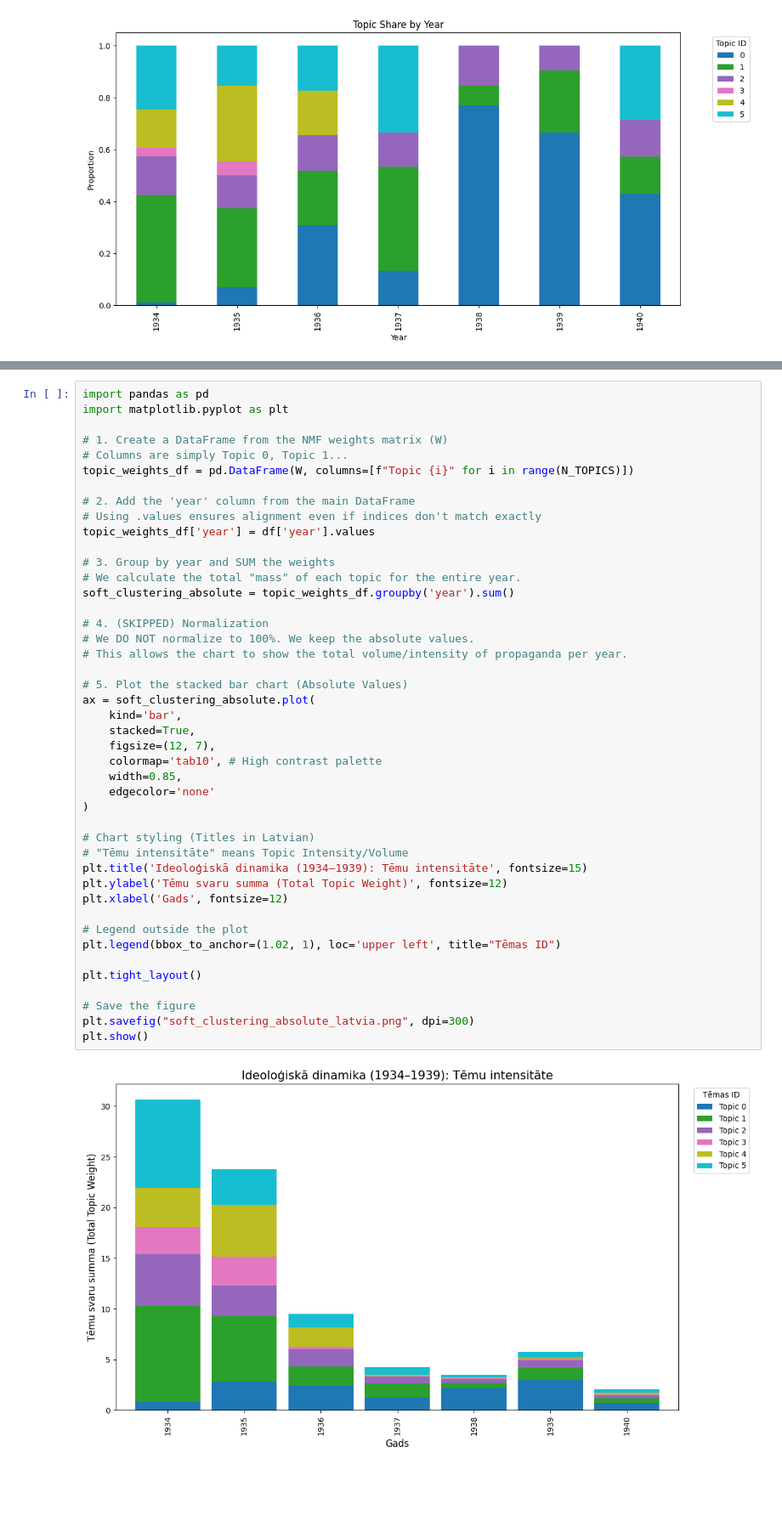
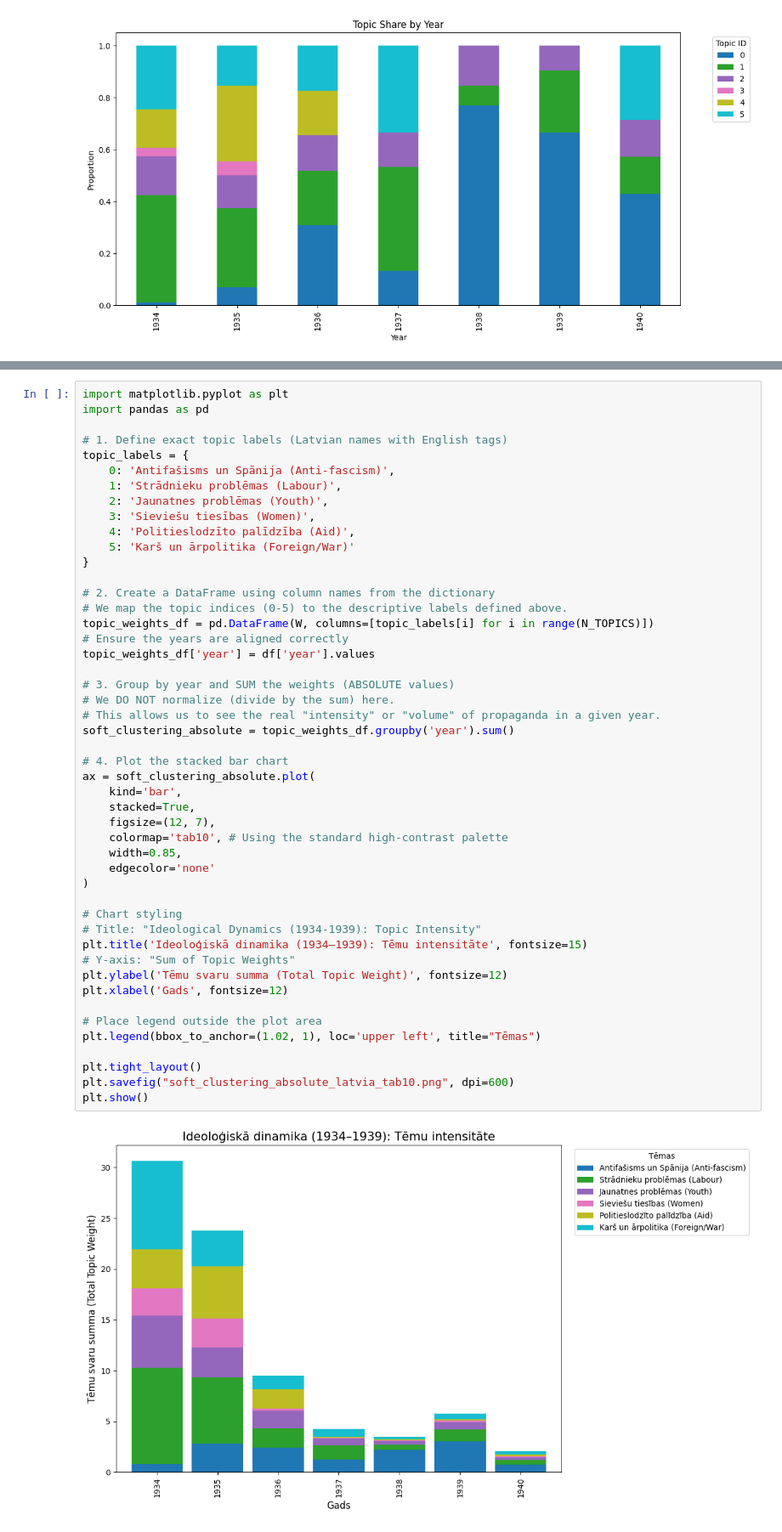
Before and after one commit to Vladusty/latvian-communist-leaflet-corpus-1934-1940, a Jupyter notebook: notebooks/lemmatized_leaflet_tf_idf/lemmatized_leaflet_tfidf_topic_modeling_nmf_1934_1940.ipynb, the cells around one changed output, grey strips where cells are left out. Shown at 85% size. Drawn from its saved outputs; the diff is of its cells as text; blank space fills up the shorter version.

```diff
--- a/notebooks/lemmatized_leaflet_tf_idf/lemmatized_leaflet_tfidf_topic_modeling_nmf_1934_1940.ipynb
+++ b/notebooks/lemmatized_leaflet_tf_idf/lemmatized_leaflet_tfidf_topic_modeling_nmf_1934_1940.ipynb
@@ -314,49 +366,53 @@ plt.show()
 # %%
+import matplotlib.pyplot as plt
 import pandas as pd
-import matplotlib.pyplot as plt
 
-# 1. Create a DataFrame from the NMF weights matrix (W)
-# Columns are simply Topic 0, Topic 1...
-topic_weights_df = pd.DataFrame(W, columns=[f"Topic {i}" for i in range(N_TOPICS)])
+# 1. Define exact topic labels (Latvian names with English tags)
+topic_labels = {
+    0: 'Antifašisms un Spānija (Anti-fascism)',
+    1: 'Strādnieku problēmas (Labour)',
+    2: 'Jaunatnes problēmas (Youth)',
+    3: 'Sieviešu tiesības (Women)',
+    4: 'Politieslodzīto palīdzība (Aid)',
+    5: 'Karš un ārpolitika (Foreign/War)'
+}
 
-# 2. Add the 'year' column from the main DataFrame
-# Using .values ensures alignment even if indices don't match exactly
+# 2. Create a DataFrame using column names from the dictionary
+# We map the topic indices (0-5) to the descriptive labels defined above.
+topic_weights_df = pd.DataFrame(W, columns=[topic_labels[i] for i in range(N_TOPICS)])
+# Ensure the years are aligned correctly
 topic_weights_df['year'] = df['year'].values
 
-# 3. Group by year and SUM the weights
-# We calculate the total "mass" of each topic for the entire year.
+# 3. Group by year and SUM the weights (ABSOLUTE values)
+# We DO NOT normalize (divide by the sum) here.
+# This allows us to see the real "intensity" or "volume" of propaganda in a given year.
 soft_clustering_absolute = topic_weights_df.groupby('year').sum()
 
-# 4. (SKIPPED) Normalization
-# We DO NOT normalize to 100%. We keep the absolute values.
-# This allows the chart to show the total volume/intensity of propaganda per year.
-
-# 5. Plot the stacked bar chart (Absolute Values)
+# 4. Plot the stacked bar chart
 ax = soft_clustering_absolute.plot(
     kind='bar',
     stacked=True,
     figsize=(12, 7),
-    colormap='tab10', # High contrast palette
+    colormap='tab10', # Using the standard high-contrast palette
     width=0.85,
     edgecolor='none'
 )
 
-# Chart styling (Titles in Latvian)
-# "Tēmu intensitāte" means Topic Intensity/Volume
+# Chart styling
+# Title: "Ideological Dynamics (1934-1939): Topic Intensity"
 plt.title('Ideoloģiskā dinamika (1934–1939): Tēmu intensitāte', fontsize=15)
+# Y-axis: "Sum of Topic Weights"
 plt.ylabel('Tēmu svaru summa (Total Topic Weight)', fontsize=12)
 plt.xlabel('Gads', fontsize=12)
 
-# Legend outside the plot
-plt.legend(bbox_to_anchor=(1.02, 1), loc='upper left', title="Tēmas ID")
+# Place legend outside the plot area
+plt.legend(bbox_to_anchor=(1.02, 1), loc='upper left', title="Tēmas")
 
 plt.tight_layout()
-
-# Save the figure
-plt.savefig("soft_clustering_absolute_latvia.png", dpi=300)
+plt.savefig("soft_clustering_absolute_latvia_tab10.png", dpi=600)
 plt.show()
 # %% [output]
-[figure, old version]
+[figure, new version]
 # %%
 output_filename = 'latvian_topics_lemmatized.csv'
 df.to_csv(output_filename, index=False)
```
Also changed, not shown: parts of 6 cells of this notebook.
